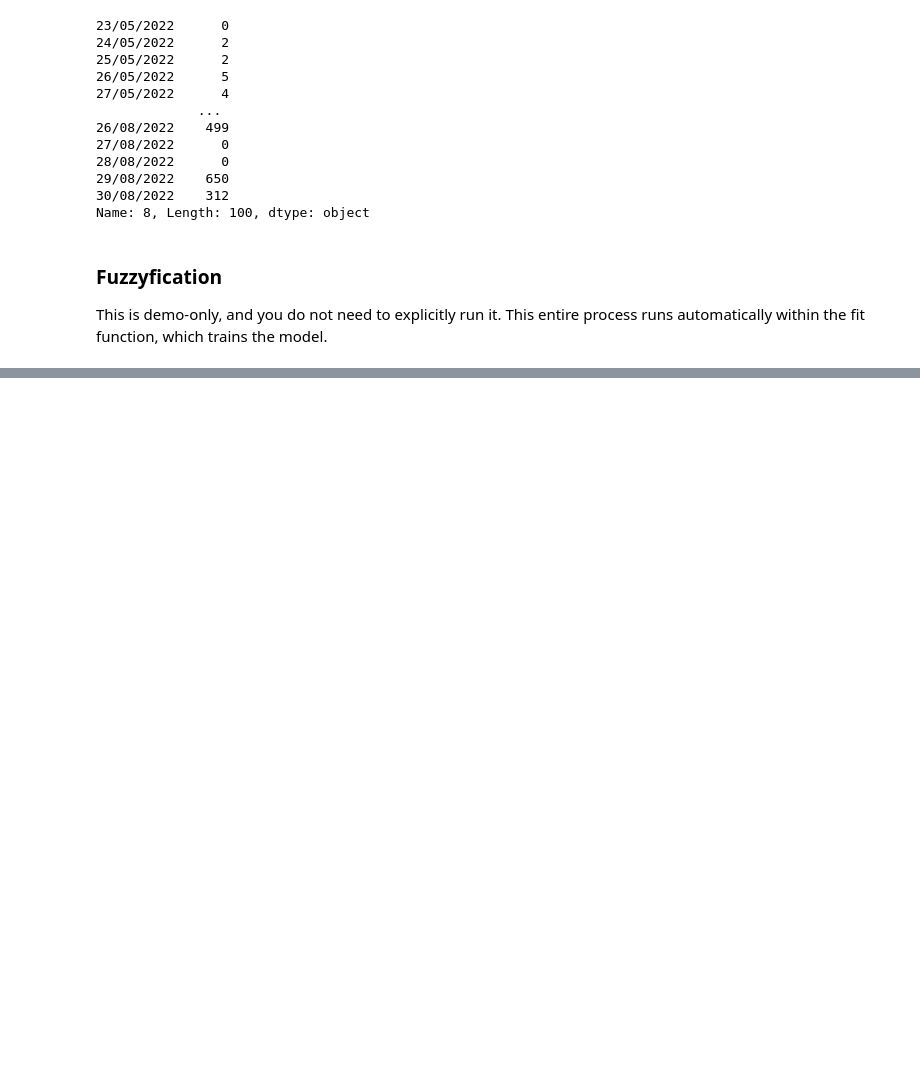
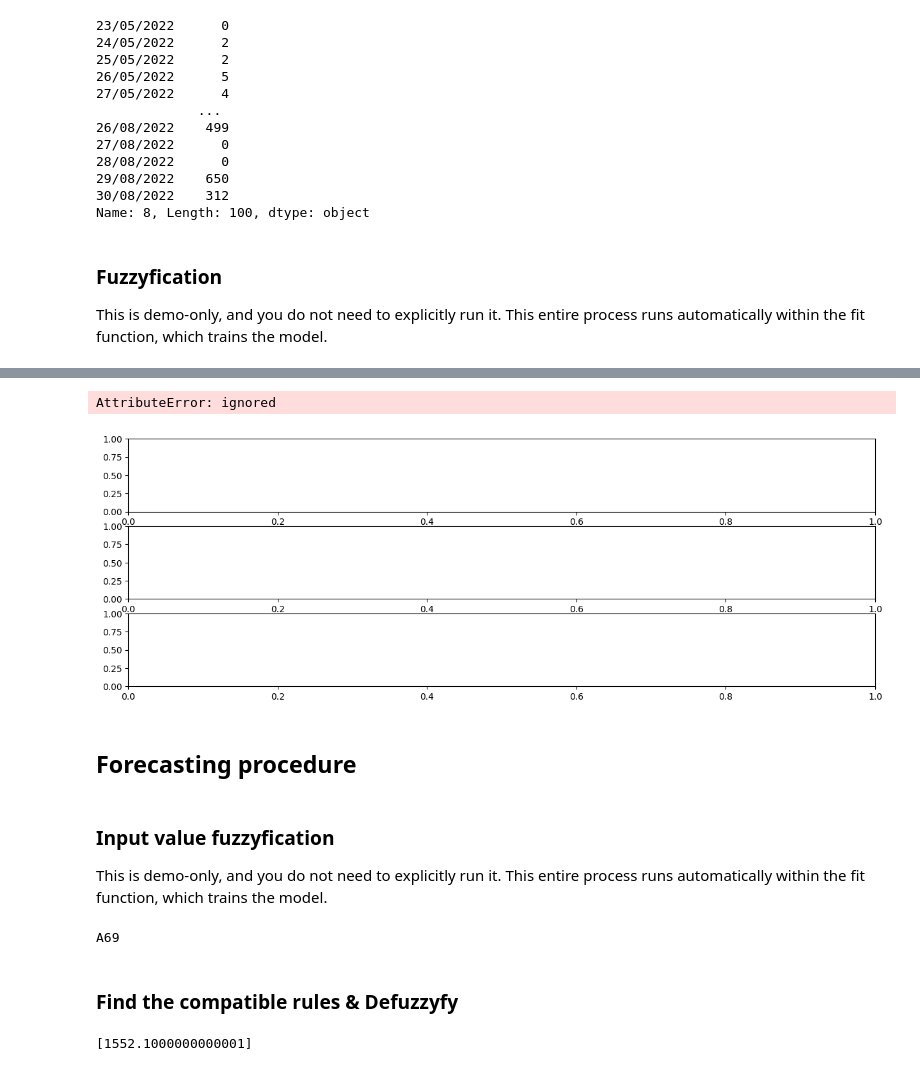
Before and after one commit to priscilaxrc/TCCUSPMonkeyPox, a Jupyter notebook: USP_21_05.ipynb, the cells around one changed output, grey strips where cells are left out. Drawn from its saved outputs; the diff is of its cells as text; code cells hidden in the pictures; blank space fills up the shorter version.

```diff
--- a/USP_21_05.ipynb
+++ b/USP_21_05.ipynb
@@ -185,0 +200,6 @@ fuzzyfied
+# %%
+from pyFTS.models import chen
+
+model = chen.ConventionalFTS(partitioner=fs)
+model.fit(data1.values)
+print(model)
@@ -185,0 +224,25 @@ fuzzyfied
+# %%
+from pyFTS.common import Util
+
+Util.plot_rules(model, size=[15,5] , rules_by_axis=11)
+# %% [output]
+AttributeError: ignored
+[figure, added]
+# %% [markdown]
+##  Forecasting procedure
+# %% [markdown]
+### Input value fuzzyfication
+
+This is demo-only, and you do not need to explicitly run it. This entire process runs automatically within the fit function, which trains the model.
+# %%
+fuzzyfied = fs.fuzzyfy(18876, method='maximum', mode='sets')
+
+print(fuzzyfied)
+# %% [output]
+A69
+# %% [markdown]
+### Find the compatible rules & Defuzzyfy
+# %%
+model.predict([18876])
+# %% [output]
+[1552.1000000000001]
```
Also changed, not shown: parts of 10 cells of this notebook.
